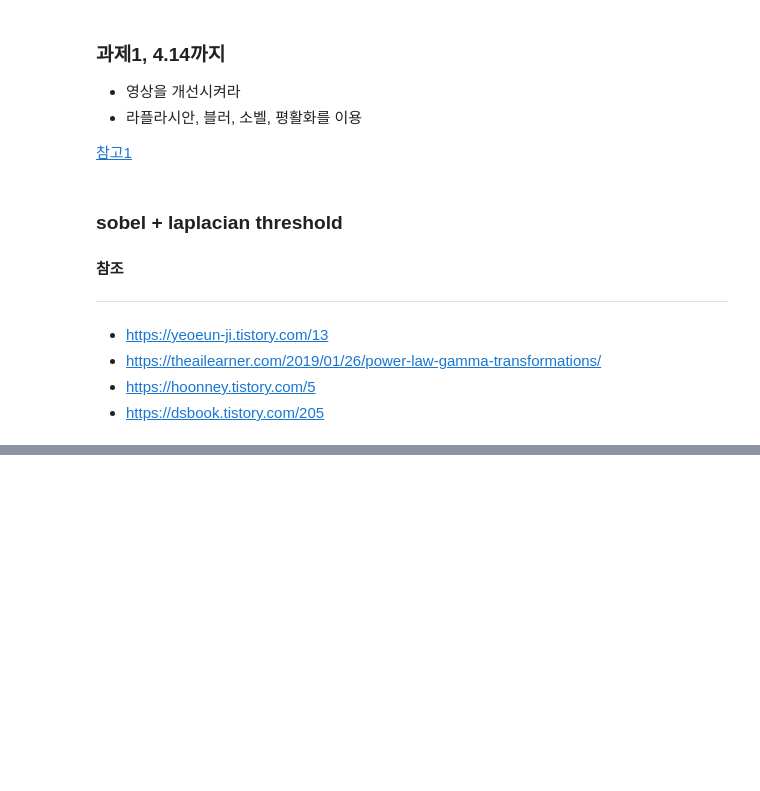
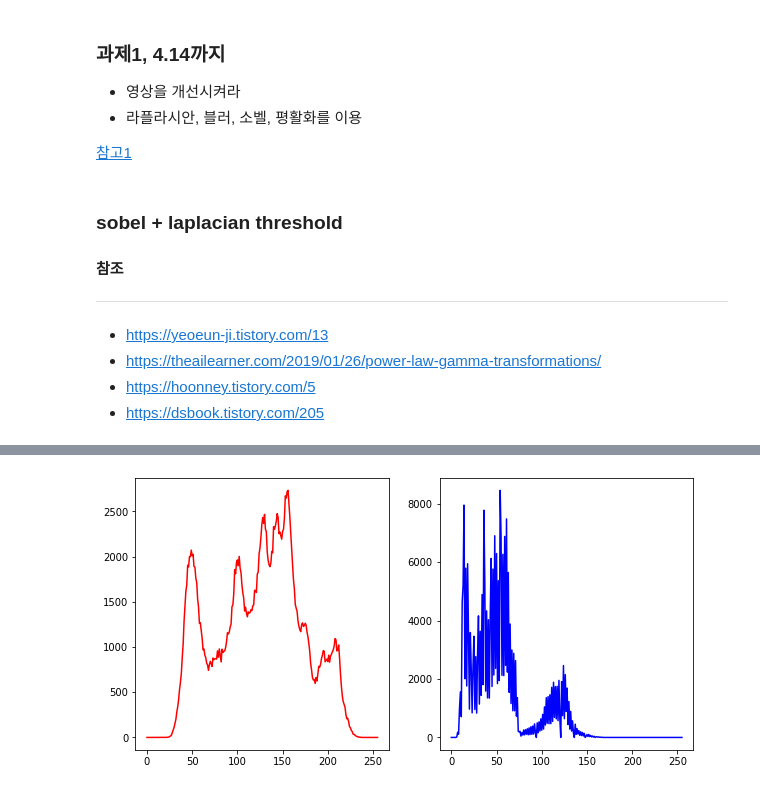
Before and after one commit to sedoll/knu_opencv, a Jupyter notebook: chap06/chap06.ipynb, the cells around one changed output, grey strips where cells are left out. Cells and saved outputs as stored; diff of their text form; code cells hidden in the pictures; blank space fills up the shorter version.

```diff
--- a/chap06/chap06.ipynb
+++ b/chap06/chap06.ipynb
@@ -293,77 +293,120 @@ cv2.destroyAllWindows()
 # %%
 import cv2
 import numpy as np
+from matplotlib import pyplot as plt
 
 # a
-# 이미지 불러오기
-img = cv2.imread('c:/data/lena.jpg', cv2.IMREAD_GRAYSCALE)
-# img = cv2.imread('c:/data/bone_test.png', cv2.IMREAD_GRAYSCALE)
-# img = cv2.imread('c:/data/moon2.jpg', cv2.IMREAD_GRAYSCALE)
-# img = cv2.resize(img, (300, 300))
+# 원본 이미지 불러오기
+img = cv2.imread('c:/data/lena.jpg', cv2.IMREAD_GRAYSCALE) # lena 사진
+# img = cv2.imread('c:/data/moon2.jpg', cv2.IMREAD_GRAYSCALE) # 달 사진
+# img = cv2.resize(img, (300, 300)) # 사진 크기 조절
+
 cv2.imshow('a', img) # 원본 출력
 
 # 원본에 가우시안 흐림 처리
 blur_g = cv2.GaussianBlur(img, ksize=(3, 3), sigmaX=0.0)
-# blur_g = cv2.GaussianBlur(img, ksize=(7, 7), sigmaX=0.0)
-# blur_g = cv2.GaussianBlur(img, ksize=(9, 9), sigmaX=0.0)
-# blur_g = cv2.GaussianBlur(img, ksize=(15, 15), sigmaX=0.0)
 
 # b
-# 라플라시안 필터 적용
+# 라플라시안 함수 사용
 # 원본에 라플라시안 바로 적용, 블러 처리한 이미지 보다 미분 오차 증가
-# laplacian = cv2.Laplacian(img, cv2.CV_32F, ksize=1) # ddepth = 32F
+laplacian = cv2.Laplacian(img, cv2.CV_32F, ksize=1) # ddepth = 32F
+# cv2.imshow('b', laplacian) # 라플라시안 적용된 이미지 출력
 
 # 블러 처리한 이미지에 라플라시안 적용
-# 라플라시안 필터는 미분 오차 감소를 위해 가우시안 블러 처리를 한 이미지를 사용한다.
-laplacian = cv2.Laplacian(blur_g, cv2.CV_32F, ksize=1)
-# laplacian = cv2.Laplacian(blur_g, cv2.CV_32F, ksize=3)
-# laplacian = cv2.Laplacian(blur_g, cv2.CV_32F, ksize=5)
+# 라플라시안 필터를 사용할 때에는 미분 오차 감소를 위해 가우시안 블러 처리를 한 이미지를 사용한다.
+# laplacian = cv2.Laplacian(blur_g, cv2.CV_32F, ksize=1)
+min, max, lmin, lmax = cv2.minMaxLoc(laplacian)
+print('l1: ', min, max, lmin, lmax)
+
+# 직접 구현한 라플라시안 필터에 적용, ksize = 1
+# laplacian_kernel = np.array([[0, 1, 0],
+#                       [1, -4, 1],
+#                       [0, 1, 0]])
+# laplacian = cv2.filter2D(img, cv2.CV_32F, laplacian_kernel)
 cv2.imshow('b', laplacian) # 라플라시안 적용된 이미지 출력
 
 # 라플라시안 정규화
-dst = cv2.convertScaleAbs(laplacian)
-dst = cv2.normalize(dst, None, 0, 255, cv2.NORM_MINMAX, dtype=cv2.CV_8U) # 정규화
+dst = cv2.normalize(laplacian, None, 50, 80, cv2.NORM_MINMAX, dtype=cv2.CV_8U) # 정규화
 cv2.imshow('b2', dst) # 정규화 된 이미지 출력
 
 # c
-# 원본에서 라플라시안 필터 값을 더한 이미지, 정규화 시켰으니 더하는게 맞는 듯
-# Mlaplacian = cv2.subtract(img, dst)
-Mlaplacian = cv2.add(img, dst)
+# 원본에서 라플라시안 필터 값을 뺀
+Mlaplacian = cv2.subtract(img, dst)
 cv2.imshow('c', Mlaplacian)
 
 # d
 # 원본에 소벨 필터 적용
+# opencv 함수 이용한 소벨 필터 적용
 sobelx = cv2.Sobel(img, cv2.CV_32F, 1, 0, ksize=3) # x 축 미분
 sobely = cv2.Sobel(img, cv2.CV_32F, 0, 1, ksize=3) # y 축 미분
+
+# 직접 구현한 소벨 필터 적용
+# sobelx_kernel = np.array([[-1, 0, 1],
+#                    [-2, 0, 2],
+#                    [-1, 0, 1]])
+# sobely_kernel = np.array([[-1, -2, -1],
+#                    [0, 0, 0],
+#                    [1, 2, 1]])
+# sobelx = cv2.filter2D(img, cv2.CV_32F, sobelx_kernel)
+# sobely = cv2.filter2D(img, cv2.CV_32F, sobely_kernel)
+
 mag = cv2.magnitude(sobelx, sobely) # 2D 백터의 크기 계산
+
 sobel = cv2.normalize(mag, None, 0, 255, cv2.NORM_MINMAX, dtype=cv2.CV_8U) # 정규화
 cv2.imshow('d', sobel)
 
+
 # e 소벨 필터 적용된 이미지를 평균 블러 처리, 5x5
+# opencv 함수 이용
 sobel_blur = cv2.blur(sobel, ksize=(5, 5))
+
+# 직접 구현
+# avg_kernel = np.ones((5,5),np.float32)/25
+# sobel_blur = cv2.filter2D(sobel, -1, avg_kernel) # -1은 입력된 영상과 동일한 타입으로 출력
 cv2.imshow('e', sobel_blur)
 
 # f
 # 원본과 합칠 이미지 생성
 # 라플라시안 필터와 소벨 필터로부터 얻은 이미지를 합치고 임계값 계산
-ls = cv2.addWeighted(Mlaplacian, 0.5, sobel_blur, 0.5, 0)
+ls = cv2.addWeighted(Mlaplacian, 1, sobel_blur, 1, 0)
 
 # 임계값(threshold) 설정
 # TOZERO : 임계값(threshold) 이하인 부분을 0으로 만들기
 thresh = 60
 _, mask = cv2.threshold(ls, thresh, 255, cv2.THRESH_TOZERO)
+# mask = cv2.multiply(Mlaplacian, sobel_blur)
 cv2.imshow('f', mask)
 
 # g
 # 원본과 필터 이미지 합치기
-sharp = cv2.addWeighted(img, 1.0, mask, 0.5, 0)
+sharp = cv2.addWeighted(img, 0.5, mask, 0.5, 0)
 cv2.imshow('g', sharp)
 
 # h
 # power law 적용 공식: C * r**y
-y = 2.2 # 감마 값, 클 수록 어둡다, 낮을 수록 밝다
-result = np.array(255*(sharp/255)**y, dtype='uint8') # dtype='uint8' 고정
-cv2.imshow('h', result) # 개선된 이미지
+y1 = 0.5
+y2 = 1.2 # 감마 값, 클 수록 어둡다, 낮을 수록 밝다
+y3 = 2.2
+y4 = 3.2
+result = np.array(255*(sharp/255)**y1, dtype='uint8') # dtype='uint8' 고정
+result2 = np.array(255*(sharp/255)**y2, dtype='uint8')
+result3 = np.array(255*(sharp/255)**y3, dtype='uint8')
+result4 = np.array(255*(sharp/255)**y4, dtype='uint8')
+cv2.imshow('h1', result) # 개선된 이미지
+cv2.imshow('h2', result2)
+cv2.imshow('h3', result3)
+cv2.imshow('h4', result4)
+
+img_cal = cv2.calcHist(images=[img], channels=[0], mask=None, histSize=[256], ranges=[0, 256])
+result_cal = cv2.calcHist(images=[result2], channels=[0], mask=None, histSize=[256], ranges=[0, 256])
+
+fig, ax = plt.subplots(1, 2, figsize=(10, 5))
+
+ax[0].plot(img_cal, color='r')
+ax[1].plot(result_cal, color='b')
+plt.show()
+
 
 cv2.waitKey()
 cv2.destroyAllWindows()
+# %% [output]
@@ -369,0 +414 @@ cv2.destroyAllWindows()
+[figure, added]
```
Also changed, not shown: parts of 1 cell of this notebook, 1 other file.
